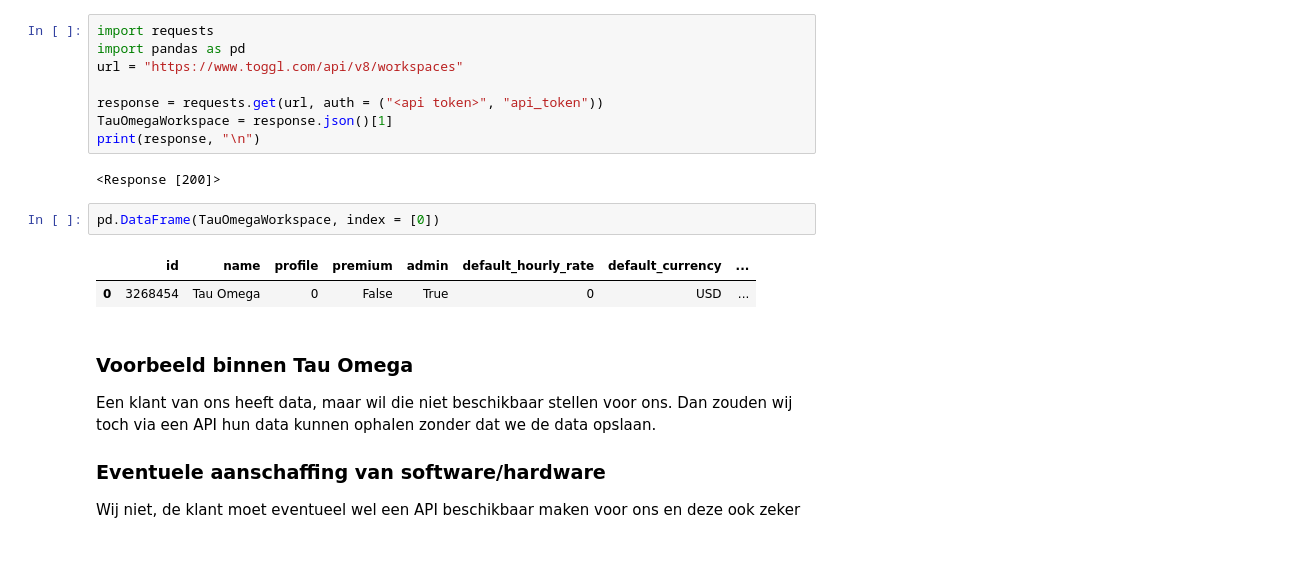
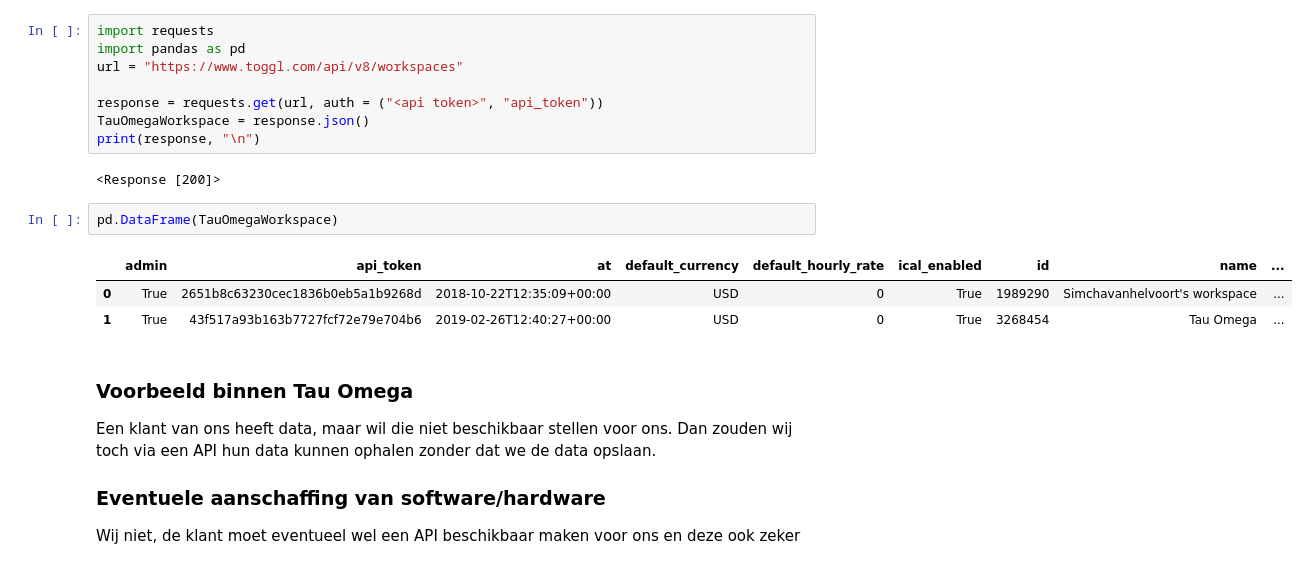
Before and after one commit to SimchaGD/API, a Jupyter notebook: Documentatie over API.ipynb, the cells around one changed output. Drawn from its saved outputs; the diff is of its cells as text.

```diff
--- a/Documentatie over API.ipynb
+++ b/Documentatie over API.ipynb
@@ -169,15 +170,16 @@ import pandas as pd
 url = "https://www.toggl.com/api/v8/workspaces"
 
 response = requests.get(url, auth = ("<api token>", "api_token"))
-TauOmegaWorkspace = response.json()[1]
+TauOmegaWorkspace = response.json()
 print(response, "\n")
 # %% [output]
 <Response [200]>
 # %%
-pd.DataFrame(TauOmegaWorkspace, index = [0])
+pd.DataFrame(TauOmegaWorkspace)
 # %% [output]
-|  | id | name | profile | premium | admin | default_hourly_rate | default_currency | ... |
-| 0 | 3268454 | Tau Omega | 0 | False | True | 0 | USD | ... |
+|  | admin | api_token | at | default_currency | default_hourly_rate | ical_enabled | id | name | ... |
+| 0 | True | 2651b8c63230cec1836b0eb5a1b9268d | 2018-10-22T12:35:09+00:00 | USD | 0 | True | 1989290 | Simchavanhelvoort's workspace | ... |
+| 1 | True | 43f517a93b163b7727fcf72e79e704b6 | 2019-02-26T12:40:27+00:00 | USD | 0 | True | 3268454 | Tau Omega | ... |
 # %% [markdown]
 ### Voorbeeld binnen Tau Omega
 Een klant van ons heeft data, maar wil die niet beschikbaar stellen voor ons. Dan zouden wij toch via een API hun data kunnen ophalen zonder dat we de data opslaan.
```
Also changed, not shown: parts of 7 cells of this notebook.
